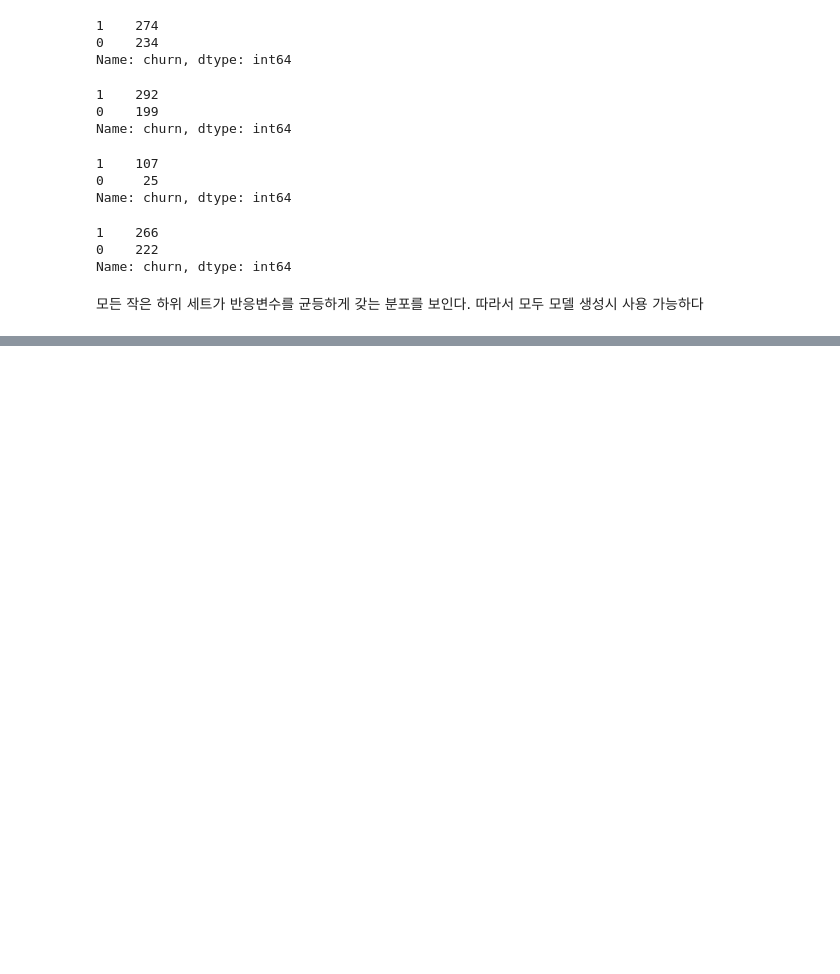
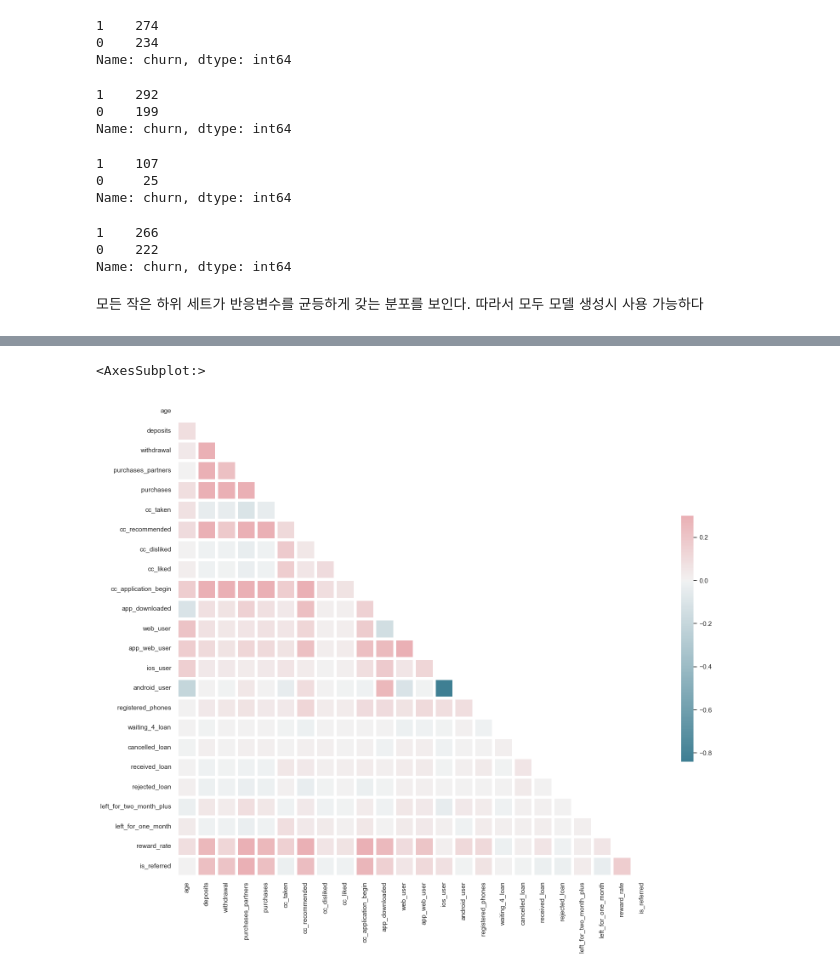
Before and after one commit to Gaebobman/Machine-learning, a Jupyter notebook: Minimizing Churn Rate.ipynb, the cells around one changed output, grey strips where cells are left out. Saved outputs shown, nothing was run; the diff lists cells and outputs as text; code cells hidden in the pictures; blank space fills up the shorter version.

```diff
--- a/Minimizing Churn Rate.ipynb
+++ b/Minimizing Churn Rate.ipynb
@@ -211,0 +222,23 @@ Name: churn, dtype: int64
+# %%
+# matplot에서 figure 객체(틀), ax 객체(캔버스) 라고 생각하라
+sn.set(style ="white")
+
+# Compute the correlation matrix
+corr = dataset.drop(columns = ['user', 'churn']).corr()
+
+# Generate a mask for the upper triangle
+mask = np.zeros_like(corr, dtype=bool)
+mask[np.triu_indices_from(mask)] = True
+
+# Set up the matplotlib figure
+f, ax = plt.subplots(figsize=(18, 15))
+
+# Generate a custom diverging colormap
+cmap = sn.diverging_palette(220, 10, as_cmap=True)
+
+# Draw the heatmap with the mask and correct aspect ratio
+sn.heatmap(corr, mask=mask, cmap=cmap, vmax=.3, center=0,
+          square=True, linewidths=5, cbar_kws={"shrink": .5})
+# %% [output]
+<AxesSubplot:>
+[figure, added]
```
Also changed, not shown: parts of 37 cells of this notebook, 1 other file.
